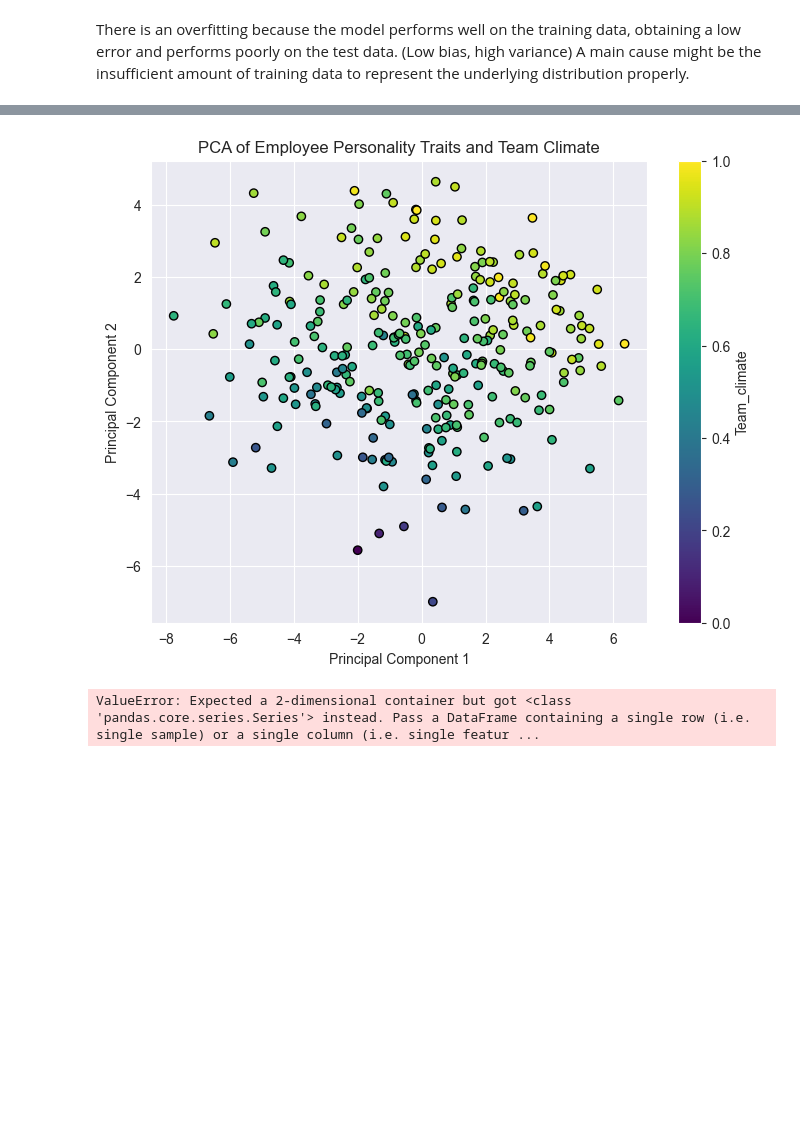
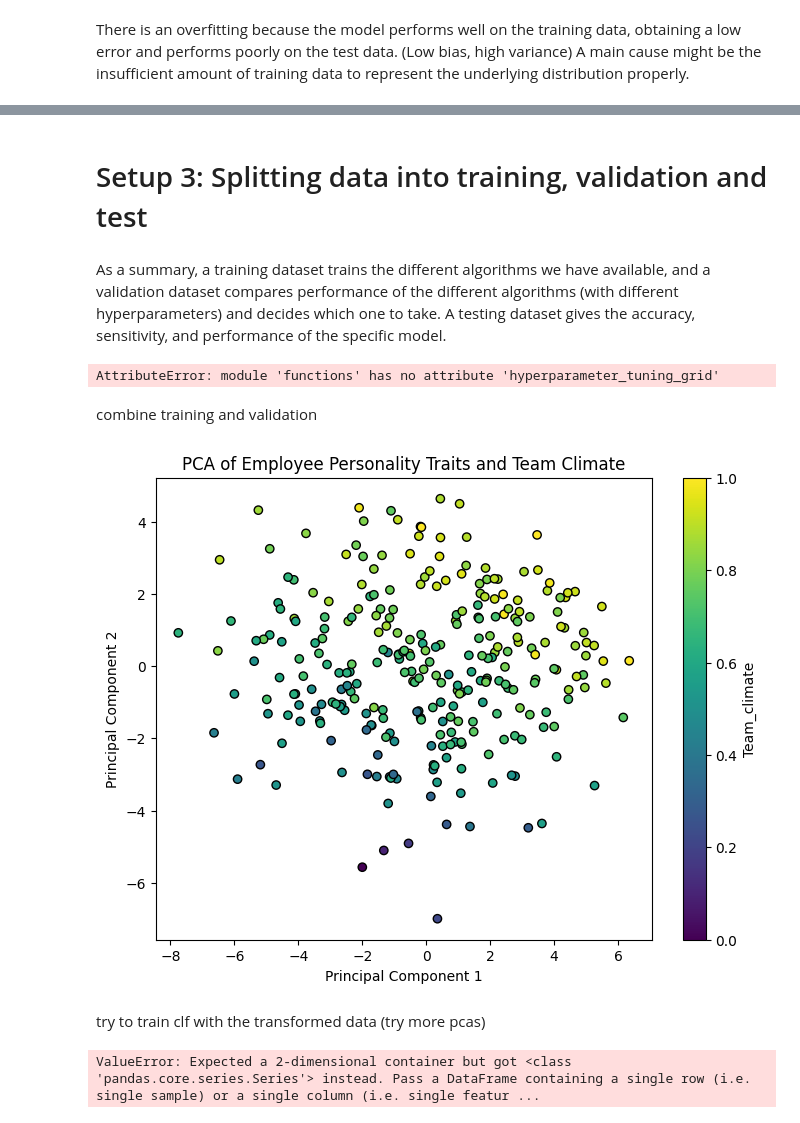
Before and after one commit to moon1201/PersonalityAndTeamClimate, a Jupyter notebook: Modeling.ipynb, the cells around one changed output, grey strips where cells are left out. Drawn from its saved outputs; the diff is of its cells as text; code cells hidden in the pictures; blank space fills up the shorter version.

```diff
--- a/Modeling.ipynb
+++ b/Modeling.ipynb
@@ -225,0 +102,4 @@ Create several training and testing split and get the average to get a better es
+# %% [markdown]
+# Setup 3: Splitting data into training, validation and test
+# %% [markdown]
+As a summary, a training dataset trains the different algorithms we have available, and a validation dataset compares performance of the different algorithms (with different hyperparameters) and decides which one to take. A testing dataset gives the accuracy, sensitivity, and performance of the specific model.
@@ -226,29 +121,41 @@ Create several training and testing split and get the average to get a better es
+# %%
+rft = RandomForestRegressor(random_state=42)
+X_train, X_test, y_train, y_test = train_test_split(df_all[personality_names], df_all[target], test_size=0.2, random_state=1)
+X_train, X_val, y_train, y_val = train_test_split(X_train, y_train, test_size=0.25, random_state=1)
+test, train, val, param, score = fc.hyperparameter_tuning_grid(X_train, X_test, X_val, y_train, y_test, y_val, param_grid_rft, rft)
+# fc.display(test,train,val,param,score)
+# %% [output]
+AttributeError: module 'functions' has no attribute 'hyperparameter_tuning_grid'
+# %% [markdown]
+combine training and validation
 # %%
 from sklearn.decomposition import PCA
 from sklearn.preprocessing import StandardScaler
-
 
 df_pca = df_all.iloc[:, 9:]
 target = df_pca['Team_Climate']
 scalar = StandardScaler()
 scaled_data = pd.DataFrame(scalar.fit_transform(df_pca))
 
-pca = PCA(n_components=2)
+pca = PCA(n_components=5)
 pca_result = pca.fit_transform(scaled_data)
-pca_df = pd.DataFrame(pca_result, columns=['PC1', 'PC2'])
+# pca_df = pd.DataFrame(pca_result, columns=['PC1', 'PC2'])
+pca_df = pd.DataFrame(pca_result)
 pca_df['Team_Climate'] = target.values
 
 plt.figure(figsize=(8,6))
-scatter = plt.scatter(pca_df['PC1'], pca_df['PC2'], c=pca_df['Team_Climate'], cmap='viridis', edgecolor='k')
+scatter = plt.scatter(pca_df[0], pca_df[1], c=pca_df['Team_Climate'], cmap='viridis', edgecolor='k')
 plt.colorbar(scatter, label='Team_climate')
 plt.xlabel('Principal Component 1')
 plt.ylabel('Principal Component 2')
 plt.title('PCA of Employee Personality Traits and Team Climate')
 plt.savefig('PCA.png')
 
 plt.show()
 # %% [output]
-[figure, old version]
+[figure, new version]
+# %% [markdown]
+try to train clf with the transformed data (try more pcas)
 # %%
 from sklearn.metrics import accuracy_score
 
```
Also changed, not shown: parts of 26 cells of this notebook, 3 other files.
